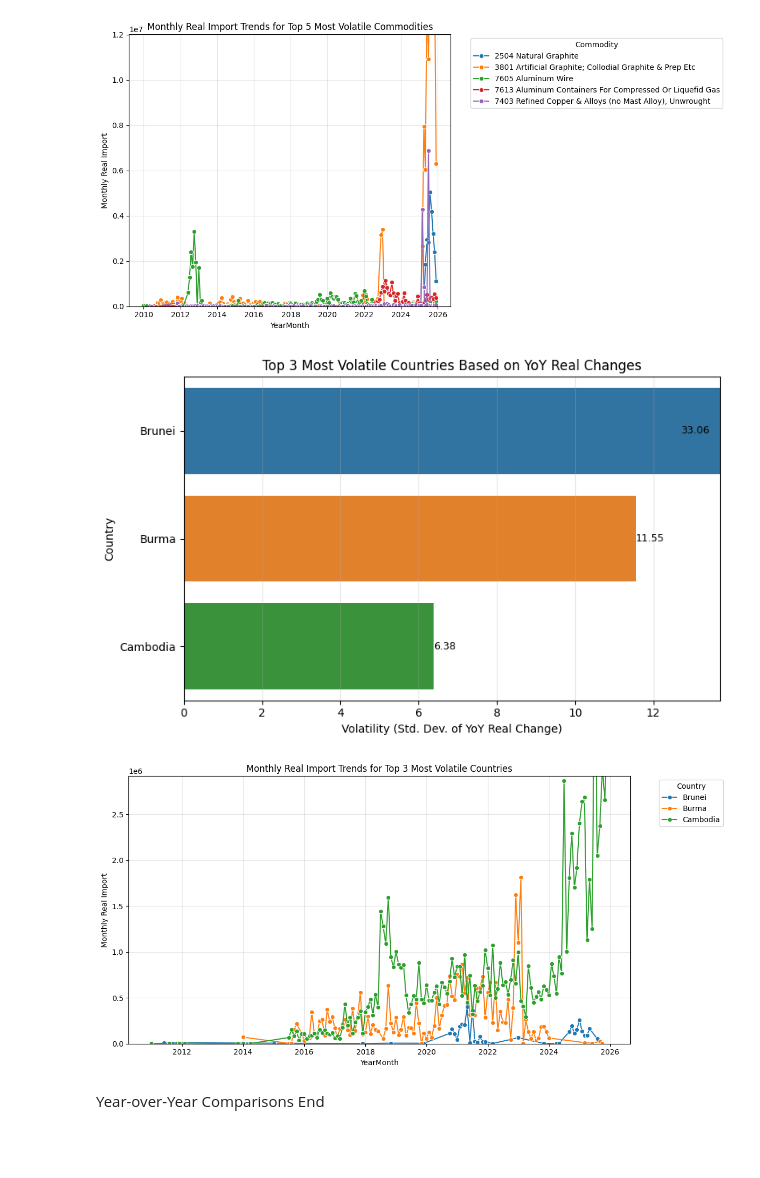
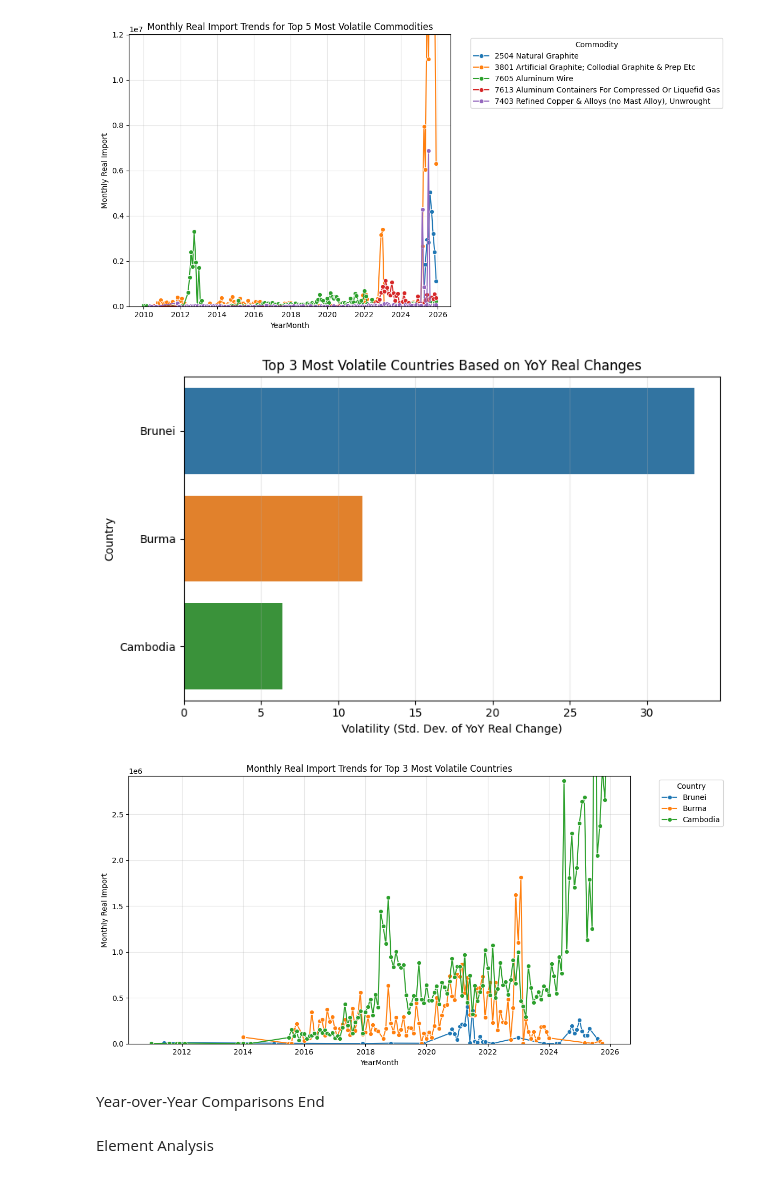
Before and after one commit to rutvikarnik5/Seed2s-Reveal-Unified-Methodology, a Jupyter notebook: Retrospective Team/EDA.ipynb, the cells around one changed output. Drawn from its saved outputs; the diff is of its cells as text; code cells hidden in the pictures; blank space fills up the shorter version.

```diff
--- a/Retrospective Team/EDA.ipynb
+++ b/Retrospective Team/EDA.ipynb
@@ -631,33 +616,10 @@ sns.barplot(
     ax=ax
 )
 
-# Limit only the display range on x-axis (do not filter the data)
-x_upper_limit = top3_countries['YoY_Volatility'].quantile(0.55)
-ax.set_xlim(0, x_upper_limit)
-
 ax.set_xlabel('Volatility (Std. Dev. of YoY Real Change)')
 ax.set_ylabel('Country')
 ax.set_title('Top 3 Most Volatile Countries Based on YoY Real Changes')
 ax.grid(axis='x', alpha=0.3)
-
-# Add value labels
-for container in ax.containers:
-    for bar in container:
-        width = bar.get_width()
-        y = bar.get_y() + bar.get_height() / 2
-
-        # Keep label inside visible area if bar exceeds x-limit
-        x_text = min(width, x_upper_limit * 0.98)
-
-        ax.text(
-            x_text,
-            y,
-            f'{width:.2f}',
-            va='center',
-            ha='right' if width > x_upper_limit * 0.95 else 'left',
-            fontsize=9
-        )
-
 plt.tight_layout()
 plt.show()
 
@@ -671,34 +633,36 @@ fig, ax = plt.subplots(figsize=(12, 6))
 sns.lineplot(
     data=country_monthly_top3,
     x='YearMonth',
     y='Monthly_Real_Import',
     hue='Countries',
     hue_order=top3_country_names,
     palette=country_color_map,
     marker='o',
     ax=ax
 )
 
 # Limit only the display range on y-axis
 y_upper_limit_country = country_monthly_top3['Monthly_Real_Import'].quantile(0.98) * 1.1
 ax.set_ylim(0, y_upper_limit_country)
 
 ax.set_xlabel('YearMonth')
 ax.set_ylabel('Monthly Real Import')
 ax.set_title('Monthly Real Import Trends for Top 3 Most Volatile Countries')
 ax.legend(title='Country', bbox_to_anchor=(1.05, 1), loc='upper left')
 ax.grid(alpha=0.3)
 
 plt.tight_layout()
 plt.show()
 
 # print("Top 5 commodities by YoY volatility:")
 # print(top5_commodities)
 
 # print("\nTop 3 countries by YoY volatility:")
 # print(top3_countries)
 # %% [output]
-[figure, old version]
+[figure, new version]
 [figure]
 # %% [markdown]
 Year-over-Year Comparisons End
+# %% [markdown]
+Element Analysis
```
Also changed, not shown: parts of 8 cells of this notebook.
